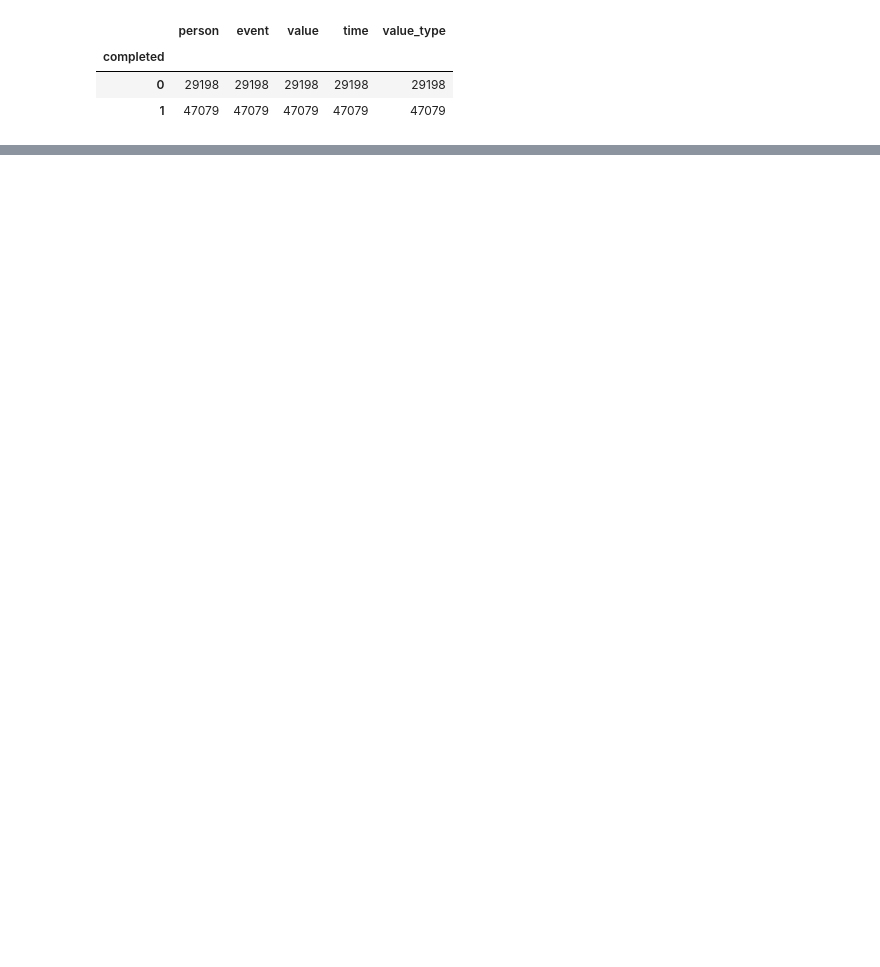
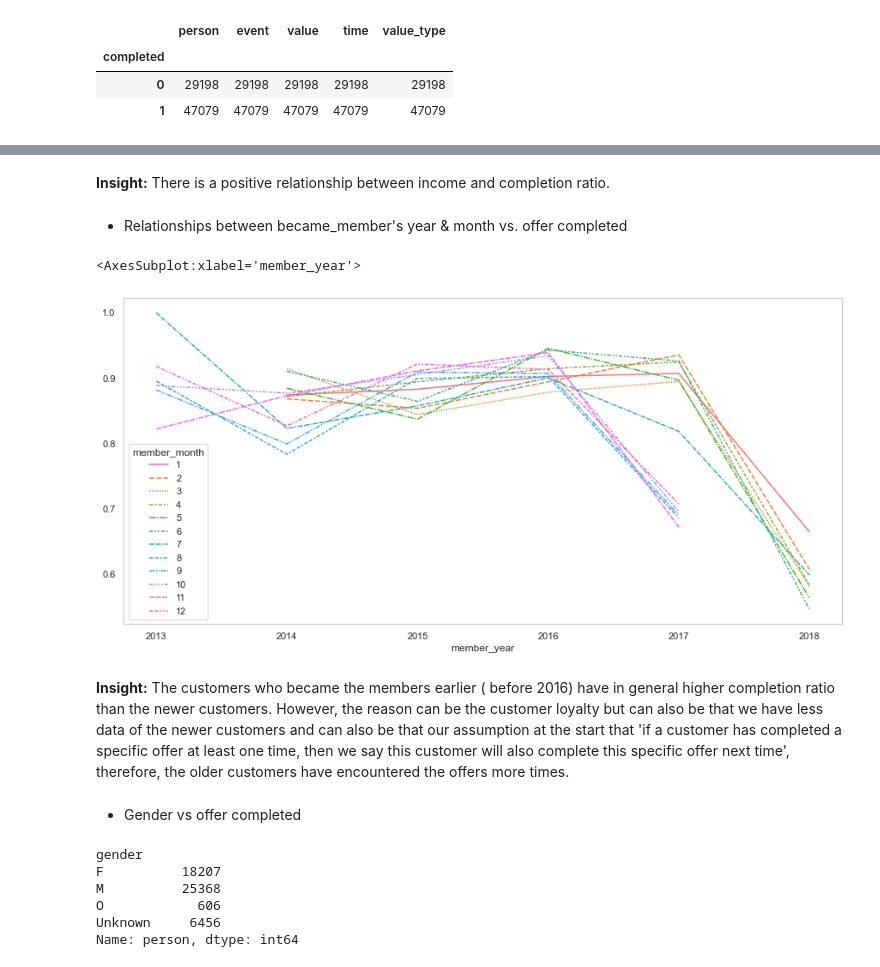
Before and after one commit to claudiazi/UdacityDataScientistNanoDegree, a Jupyter notebook: Projects/starbucks_capstone/Starbucks_Capstone_notebook.ipynb, the cells around one changed output, grey strips where cells are left out. Cells and saved outputs as stored; diff of their text form; code cells hidden in the pictures; blank space fills up the shorter version.

```diff
--- a/Projects/starbucks_capstone/Starbucks_Capstone_notebook.ipynb
+++ b/Projects/starbucks_capstone/Starbucks_Capstone_notebook.ipynb
@@ -399,0 +367,24 @@ df_all.shape
+# %% [markdown]
+**Insight:** There is a positive relationship between income and completion ratio.
+# %% [markdown]
+- Relationships between became_member's year & month vs. offer completed
+# %%
+table = pd.pivot_table(df_all, values='completed', index=['member_year'],
+                    columns=['member_month'], aggfunc=np.mean)
+sns.lineplot(data=table)
+# %% [output]
+<AxesSubplot:xlabel='member_year'>
+[figure, added]
+# %% [markdown]
+**Insight:** The customers who became the members earlier ( before 2016) have in general higher completion ratio than the newer customers. However, the reason can be the customer loyalty but can also be that we have less data of the newer customers and can also be that our assumption at the start that 'if a customer has completed a specific offer at least one time, then we say this customer will also complete this specific offer next time', therefore, the older customers have encountered the offers more times.
+# %% [markdown]
+- Gender vs offer completed
+# %%
+df_all.groupby('gender').person.count()
+# %% [output]
+gender
+F          18207
+M          25368
+O            606
+Unknown     6456
+Name: person, dtype: int64
```
Also changed, not shown: parts of 58 cells of this notebook, 1 other file.
